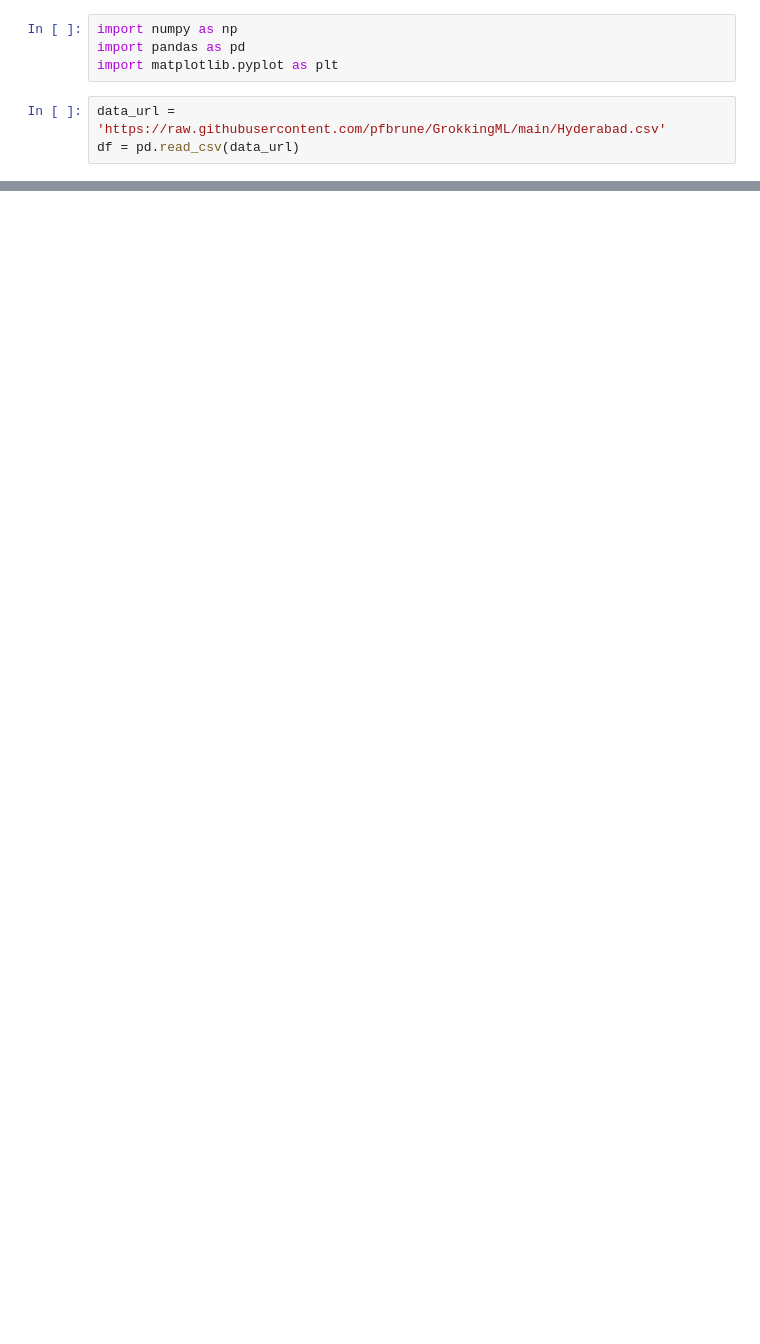
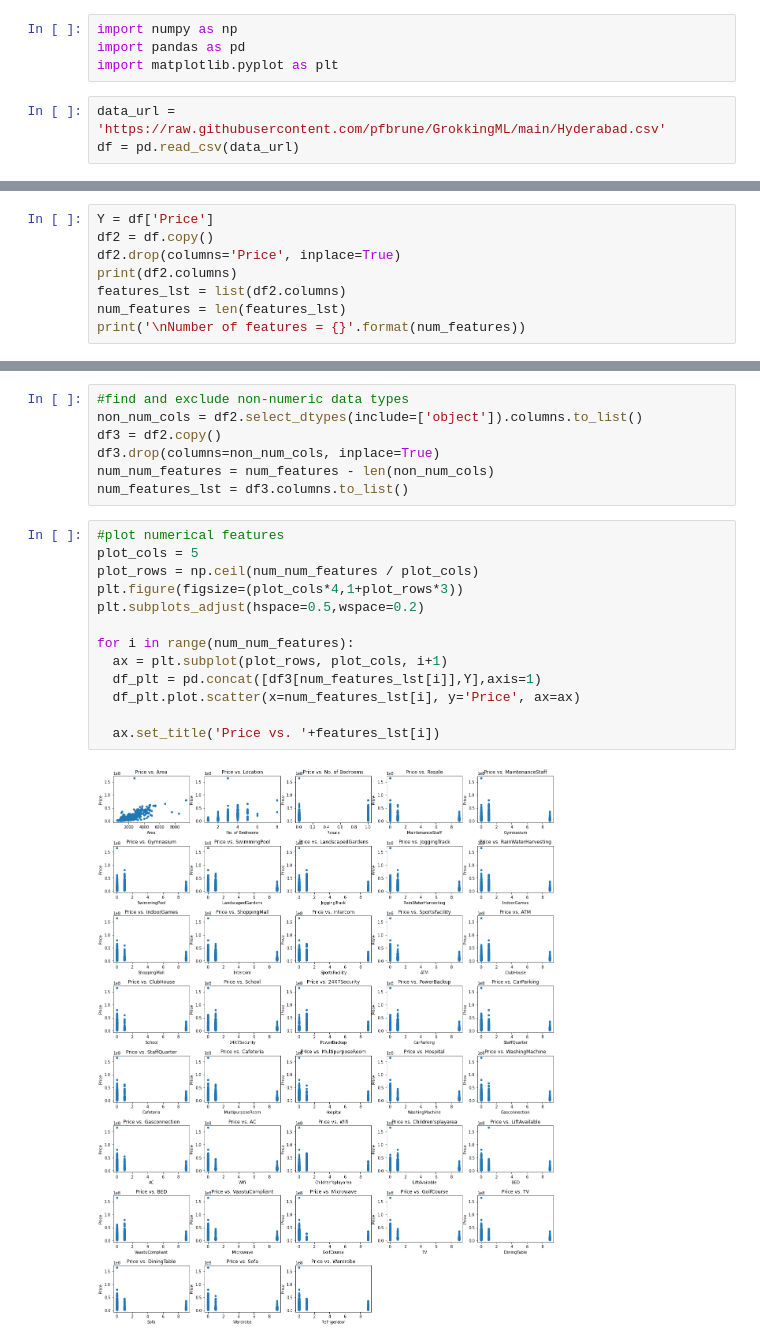
Before and after one commit to pfbrune/GrokkingML, a Jupyter notebook: ch3_hyderabad.ipynb, the cells around one changed output, grey strips where cells are left out. Drawn from its saved outputs; the diff is of its cells as text; blank space fills up the shorter version.

```diff
--- a/ch3_hyderabad.ipynb
+++ b/ch3_hyderabad.ipynb
@@ -14,3 +14,11 @@ df.head(3)
 | 0 | 6968000 | 1340 | Nizampet | 2 | 0 | 0 | 1 | 1 | ... |
 | 1 | 29000000 | 3498 | Hitech City | 4 | 0 | 0 | 1 | 1 | ... |
 | 2 | 6590000 | 1318 | Manikonda | 2 | 0 | 0 | 1 | 0 | ... |
+# %%
+Y = df['Price']
+df2 = df.copy()
+df2.drop(columns='Price', inplace=True)
+print(df2.columns)
+features_lst = list(df2.columns)
+num_features = len(features_lst)
+print('\nNumber of features = {}'.format(num_features))
@@ -16,0 +38,22 @@ df.head(3)
+# %%
+#find and exclude non-numeric data types
+non_num_cols = df2.select_dtypes(include=['object']).columns.to_list()
+df3 = df2.copy()
+df3.drop(columns=non_num_cols, inplace=True)
+num_num_features = num_features - len(non_num_cols)
+num_features_lst = df3.columns.to_list()
+# %%
+#plot numerical features
+plot_cols = 5
+plot_rows = np.ceil(num_num_features / plot_cols)
+plt.figure(figsize=(plot_cols*4,1+plot_rows*3))
+plt.subplots_adjust(hspace=0.5,wspace=0.2)
+
+for i in range(num_num_features):
+  ax = plt.subplot(plot_rows, plot_cols, i+1)
+  df_plt = pd.concat([df3[num_features_lst[i]],Y],axis=1)
+  df_plt.plot.scatter(x=num_features_lst[i], y='Price', ax=ax)
+
+  ax.set_title('Price vs. '+features_lst[i])
+# %% [output]
+[figure, added]
```
Also changed, not shown: parts of 1 cell of this notebook.
